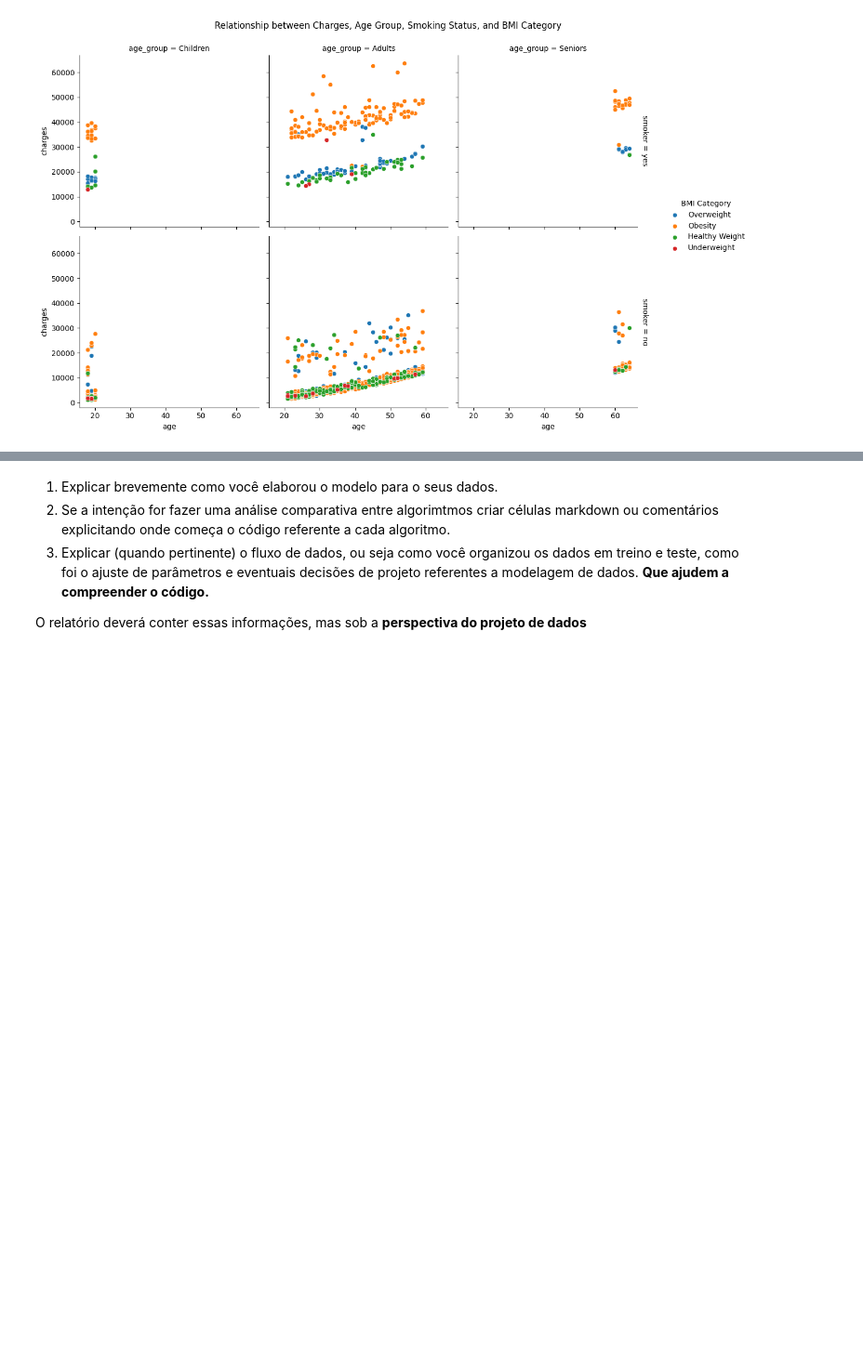
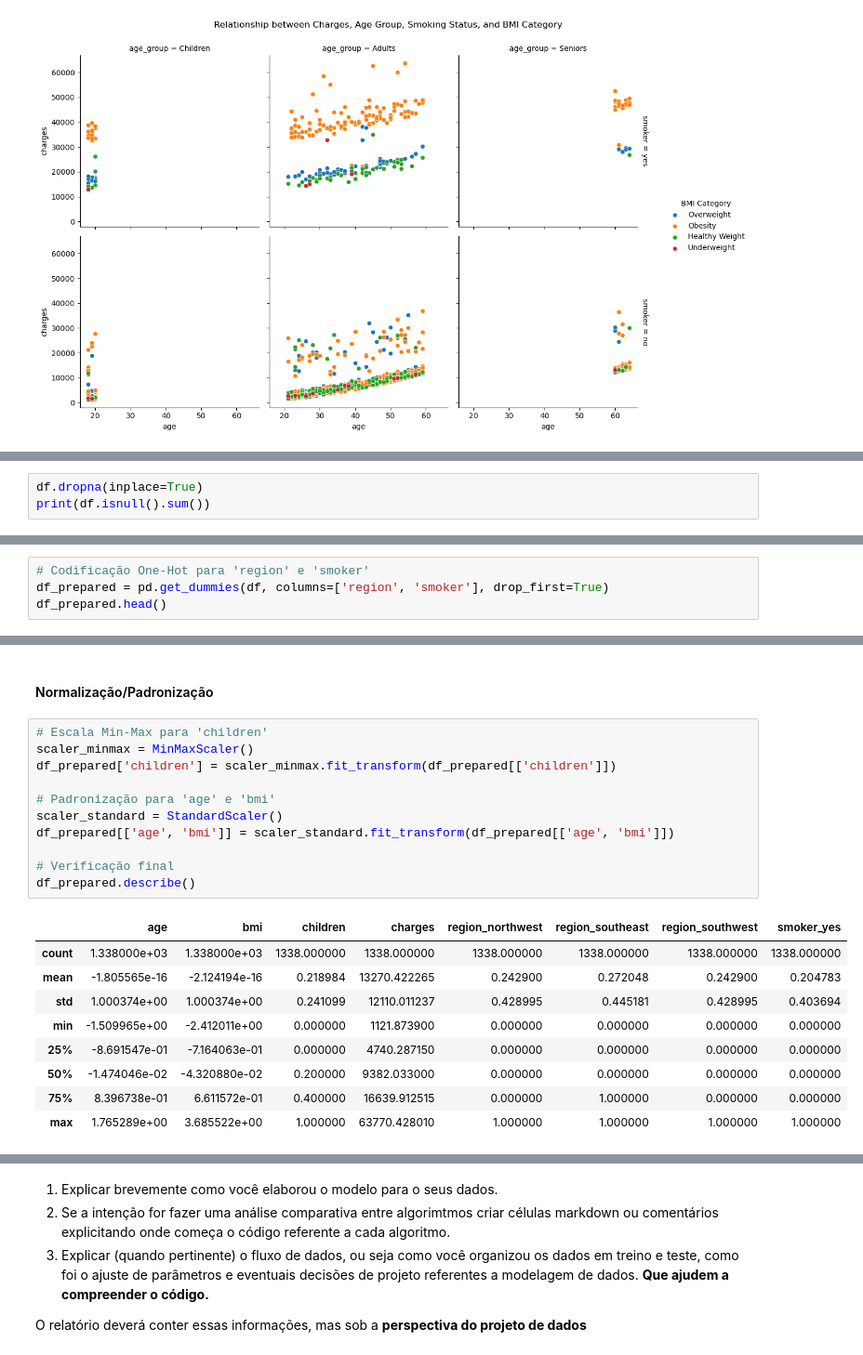
Before and after one commit to raularaju/Regression_DM, a Jupyter notebook: main.ipynb, the cells around one changed output, grey strips where cells are left out. Shown at 93% size. Saved outputs shown, nothing was run; the diff lists cells and outputs as text; blank space fills up the shorter version.

```diff
--- a/main.ipynb
+++ b/main.ipynb
@@ -227,0 +280,3 @@ plt.show()
+# %%
+df.dropna(inplace=True)
+print(df.isnull().sum())
@@ -227,0 +296,4 @@ plt.show()
+# %%
+# Codificação One-Hot para 'region' e 'smoker'
+df_prepared = pd.get_dummies(df, columns=['region', 'smoker'], drop_first=True)
+df_prepared.head()
@@ -228 +307,24 @@ plt.show()
+# %% [markdown]
+#### Normalização/Padronização
+# %%
+# Escala Min-Max para 'children'
+scaler_minmax = MinMaxScaler()
+df_prepared['children'] = scaler_minmax.fit_transform(df_prepared[['children']])
+
+# Padronização para 'age' e 'bmi'
+scaler_standard = StandardScaler()
+df_prepared[['age', 'bmi']] = scaler_standard.fit_transform(df_prepared[['age', 'bmi']])
+
+# Verificação final
+df_prepared.describe()
+# %% [output]
+|  | age | bmi | children | charges | region_northwest | region_southeast | region_southwest | smoker_yes |
+| count | 1.338000e+03 | 1.338000e+03 | 1338.000000 | 1338.000000 | 1338.000000 | 1338.000000 | 1338.000000 | 1338.000000 |
+| mean | -1.805565e-16 | -2.124194e-16 | 0.218984 | 13270.422265 | 0.242900 | 0.272048 | 0.242900 | 0.204783 |
+| std | 1.000374e+00 | 1.000374e+00 | 0.241099 | 12110.011237 | 0.428995 | 0.445181 | 0.428995 | 0.403694 |
+| min | -1.509965e+00 | -2.412011e+00 | 0.000000 | 1121.873900 | 0.000000 | 0.000000 | 0.000000 | 0.000000 |
+| 25% | -8.691547e-01 | -7.164063e-01 | 0.000000 | 4740.287150 | 0.000000 | 0.000000 | 0.000000 | 0.000000 |
+| 50% | -1.474046e-02 | -4.320880e-02 | 0.200000 | 9382.033000 | 0.000000 | 0.000000 | 0.000000 | 0.000000 |
+| 75% | 8.396738e-01 | 6.611572e-01 | 0.400000 | 16639.912515 | 0.000000 | 1.000000 | 0.000000 | 0.000000 |
+| max | 1.765289e+00 | 3.685522e+00 | 1.000000 | 63770.428010 | 1.000000 | 1.000000 | 1.000000 | 1.000000 |
 # %% [markdown]
```
Also changed, not shown: parts of 36 cells of this notebook.
